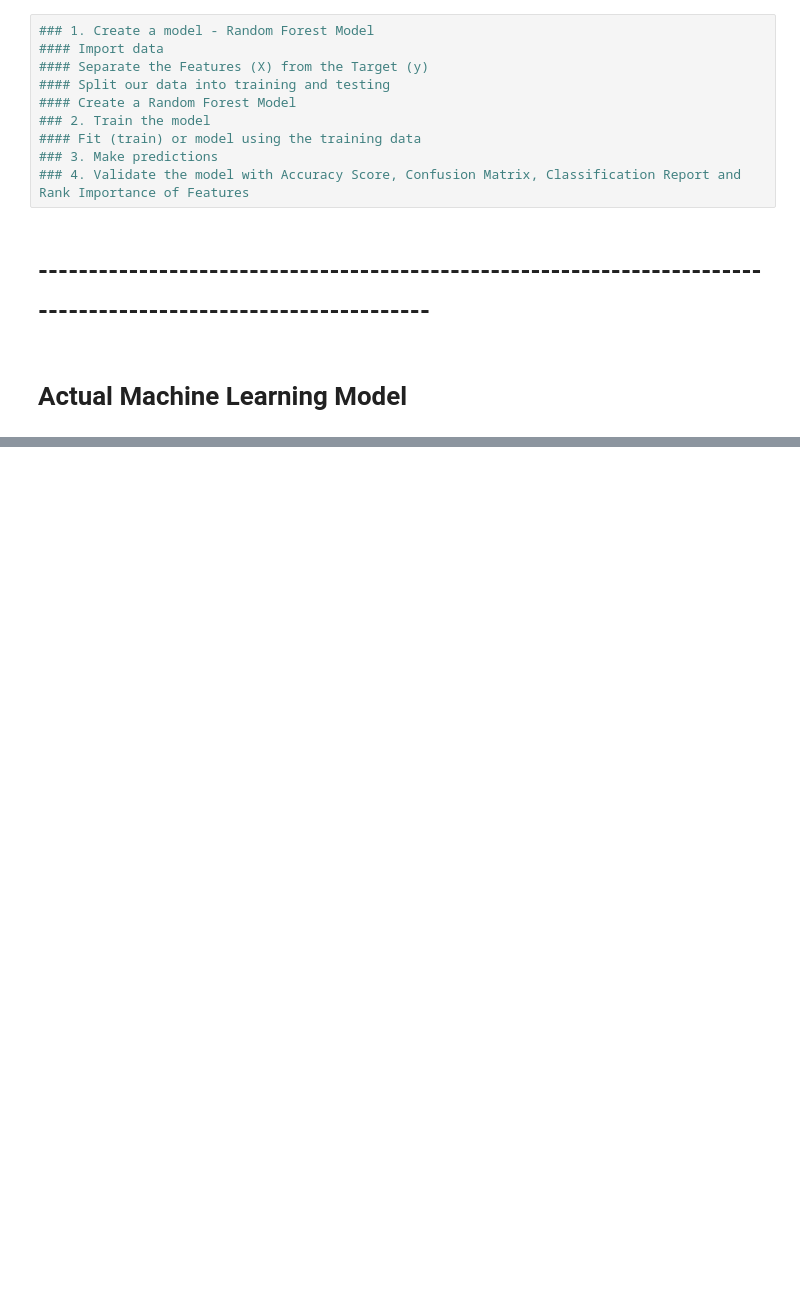
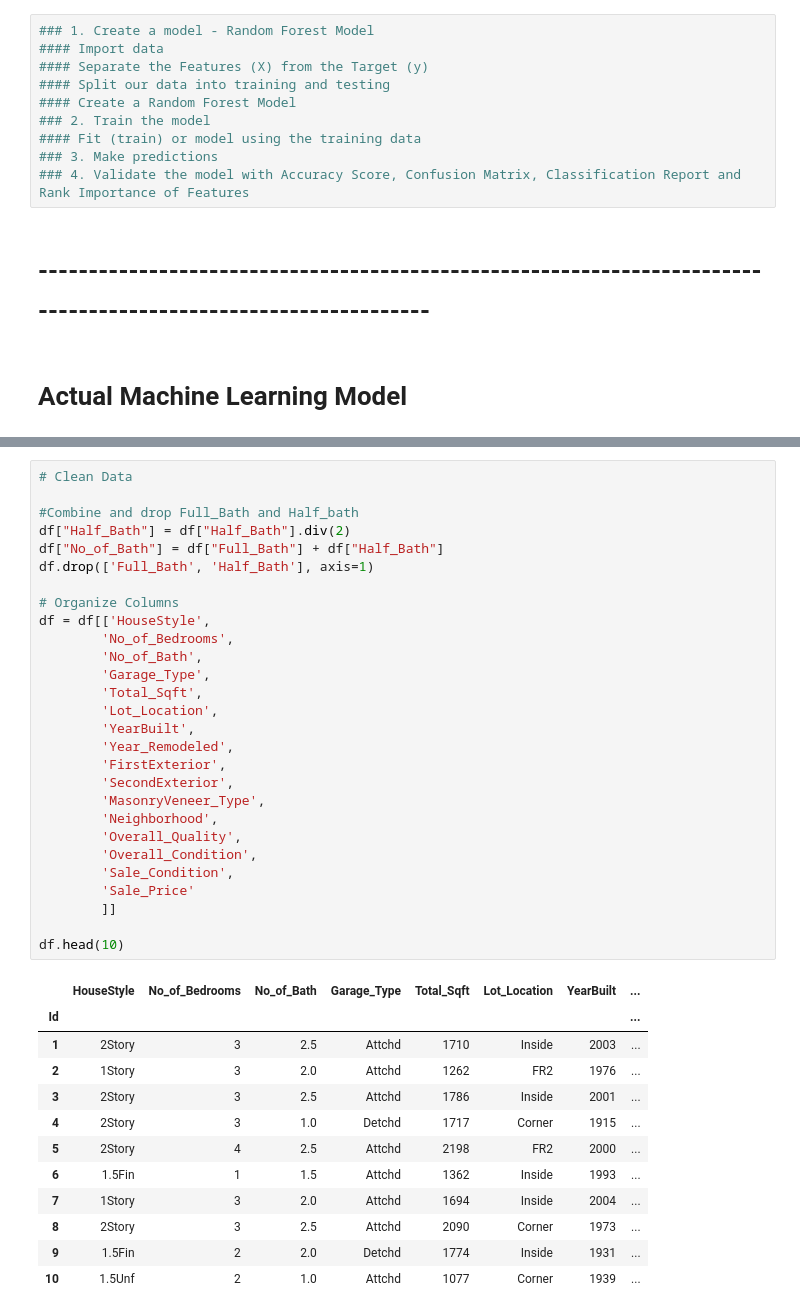
Before and after one commit to serpaulus/Predicting_the_Final_Home_Price, a Jupyter notebook: Machine_Learning_Model.ipynb, the cells around one changed output, grey strips where cells are left out. Cells and saved outputs as stored; diff of their text form; blank space fills up the shorter version.

```diff
--- a/Machine_Learning_Model.ipynb
+++ b/Machine_Learning_Model.ipynb
@@ -968,0 +993,41 @@ print(df)
+# %%
+# Clean Data
+
+#Combine and drop Full_Bath and Half_bath
+df["Half_Bath"] = df["Half_Bath"].div(2)
+df["No_of_Bath"] = df["Full_Bath"] + df["Half_Bath"]
+df.drop(['Full_Bath', 'Half_Bath'], axis=1)
+
+# Organize Columns
+df = df[['HouseStyle',
+        'No_of_Bedrooms',
+        'No_of_Bath',
+        'Garage_Type',
+        'Total_Sqft',
+        'Lot_Location',
+        'YearBuilt',
+        'Year_Remodeled',
+        'FirstExterior',
+        'SecondExterior',
+        'MasonryVeneer_Type',
+        'Neighborhood',
+        'Overall_Quality',
+        'Overall_Condition',
+        'Sale_Condition',
+        'Sale_Price'
+        ]]
+
+df.head(10)
+# %% [output]
+|  | HouseStyle | No_of_Bedrooms | No_of_Bath | Garage_Type | Total_Sqft | Lot_Location | YearBuilt | ... |
+| Id |  |  |  |  |  |  |  | ... |
+| 1 | 2Story | 3 | 2.5 | Attchd | 1710 | Inside | 2003 | ... |
+| 2 | 1Story | 3 | 2.0 | Attchd | 1262 | FR2 | 1976 | ... |
+| 3 | 2Story | 3 | 2.5 | Attchd | 1786 | Inside | 2001 | ... |
+| 4 | 2Story | 3 | 1.0 | Detchd | 1717 | Corner | 1915 | ... |
+| 5 | 2Story | 4 | 2.5 | Attchd | 2198 | FR2 | 2000 | ... |
+| 6 | 1.5Fin | 1 | 1.5 | Attchd | 1362 | Inside | 1993 | ... |
+| 7 | 1Story | 3 | 2.0 | Attchd | 1694 | Inside | 2004 | ... |
+| 8 | 2Story | 3 | 2.5 | Attchd | 2090 | Corner | 1973 | ... |
+| 9 | 1.5Fin | 2 | 2.0 | Detchd | 1774 | Inside | 1931 | ... |
+| 10 | 1.5Unf | 2 | 1.0 | Attchd | 1077 | Corner | 1939 | ... |
```
Also changed, not shown: parts of 46 cells of this notebook.
